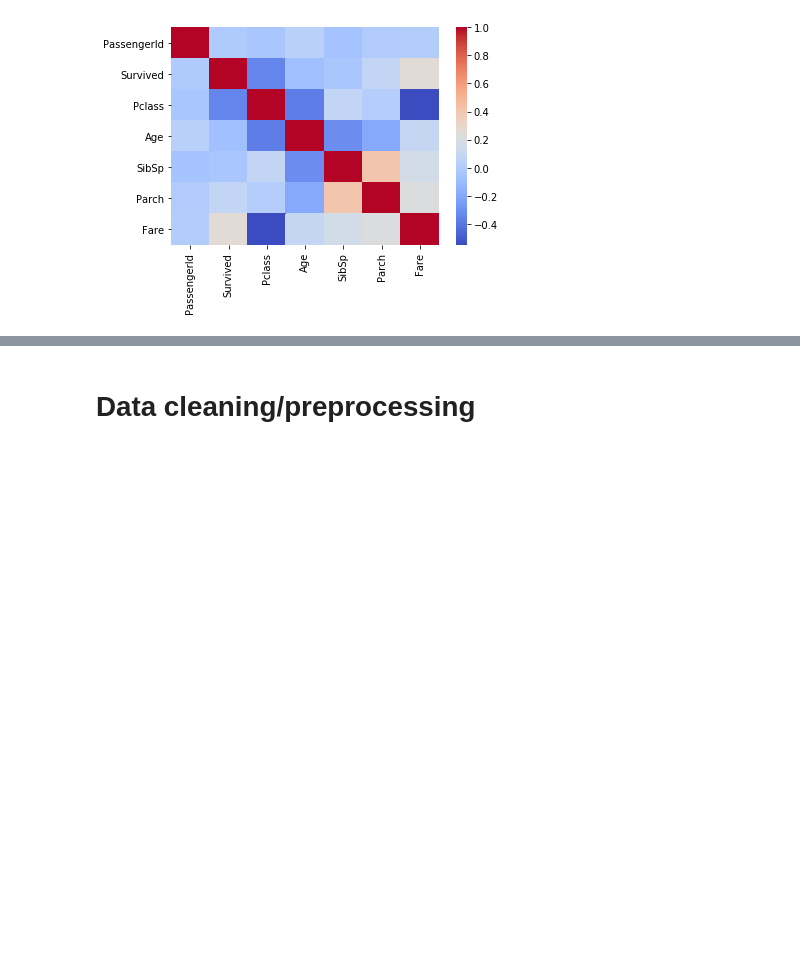
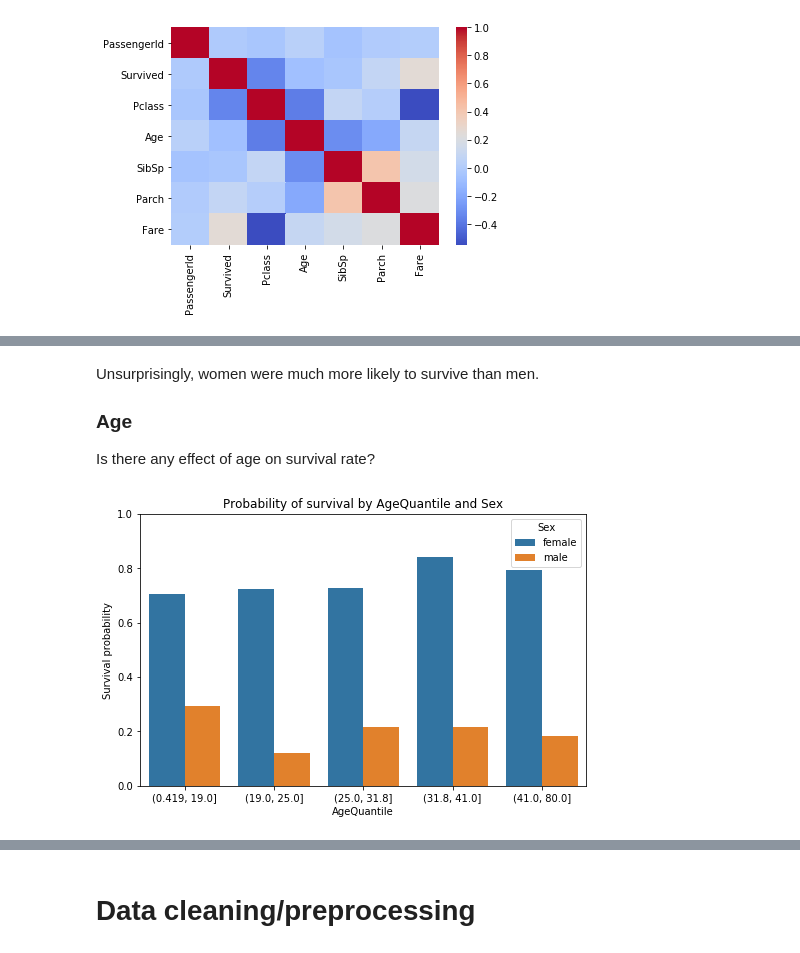
Before and after one commit to NicoleEleniPeltier/KaggleCompetitions, a Jupyter notebook: Titanic.ipynb, the cells around one changed output, grey strips where cells are left out. Saved outputs shown, nothing was run; the diff lists cells and outputs as text; code cells hidden in the pictures; blank space fills up the shorter version.

```diff
--- a/Titanic.ipynb
+++ b/Titanic.ipynb
@@ -170,0 +159,12 @@ plt.show()
+# %% [markdown]
+Unsurprisingly, women were much more likely to survive than men.
+
+### Age
+
+Is there any effect of age on survival rate?
+# %%
+# Compute age quantiles
+train_data['AgeQuantile'] = pd.qcut(train_data['Age'], q=5)
+plot_survival_groupby(train_data, 'AgeQuantile', 'Sex')
+# %% [output]
+[figure, added]
```
Also changed, not shown: parts of 68 cells of this notebook.
